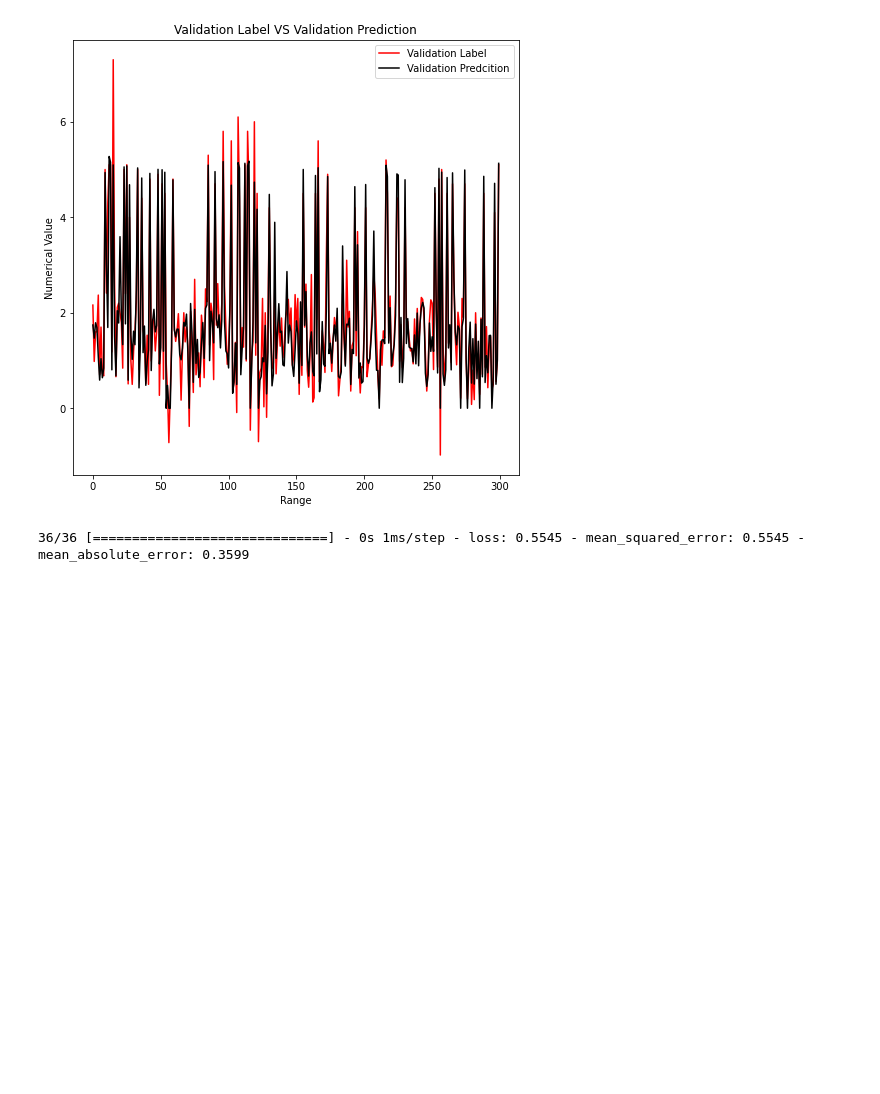
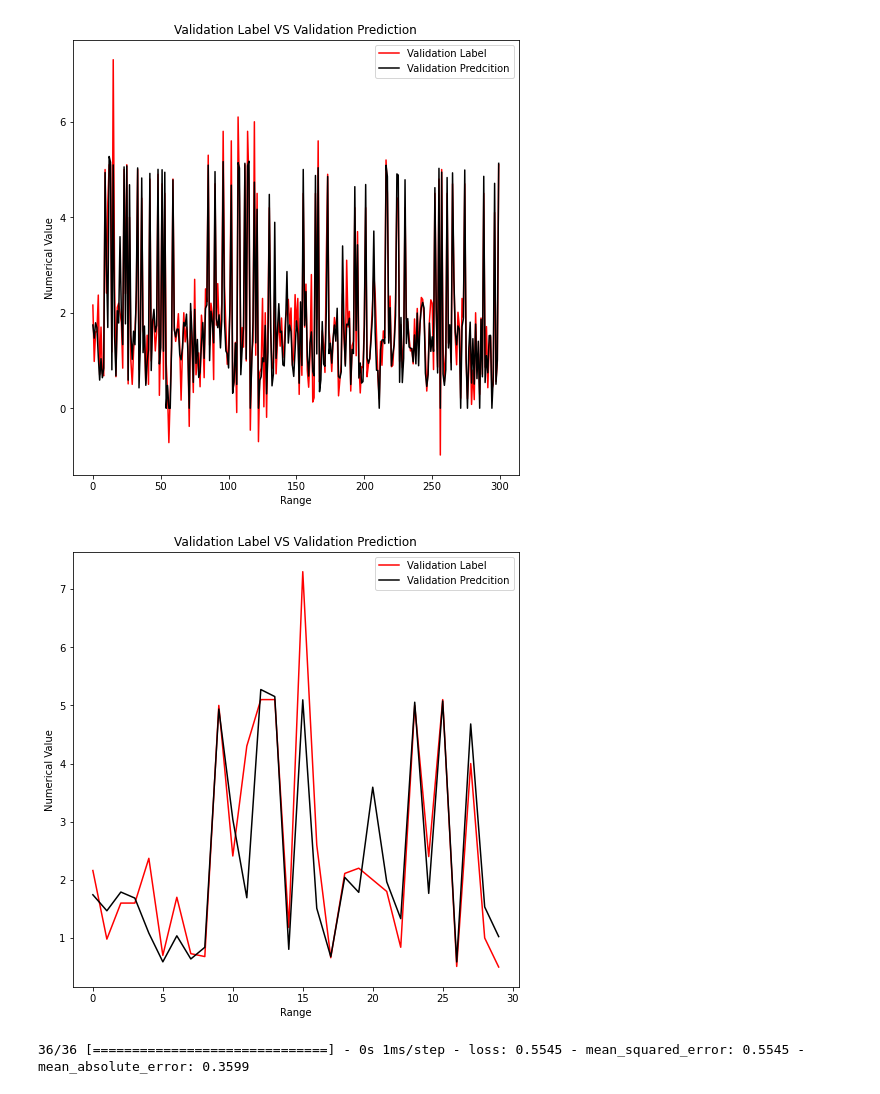
Before and after one commit to hungrycarpet/Quakedet, a Jupyter notebook: earthquake.ipynb, the cells around one changed output. Cells and saved outputs as stored; diff of their text form; code cells hidden in the pictures; blank space fills up the shorter version.

```diff
--- a/earthquake.ipynb
+++ b/earthquake.ipynb
@@ -755,6 +755,19 @@ ax.set_title('Validation Label VS Validation Prediction')
 fig.show()
 # %% [output]
 [figure]
+# %%
+r=30
+fig=plt.figure(figsize=(8,8))
+ax=fig.add_subplot(1,1,1)
+t1=ax.plot(range(r),valY_mag[36:r+36],color='r',label='Validation Label')
+t2=ax.plot(range(r),model.predict(valX_mag2[36:r+36]),color='k',label='Validation Predcition')
+ax.set_xlabel('Range',)
+ax.set_ylabel('Numerical Value')
+ax.legend()
+ax.set_title('Validation Label VS Validation Prediction')
+fig.show()
+# %% [output]
+[figure, added]
 # %%
 model.evaluate(valX_mag2,valY_mag)
 # %% [output]
```
Also changed, not shown: parts of 1 cell of this notebook.
